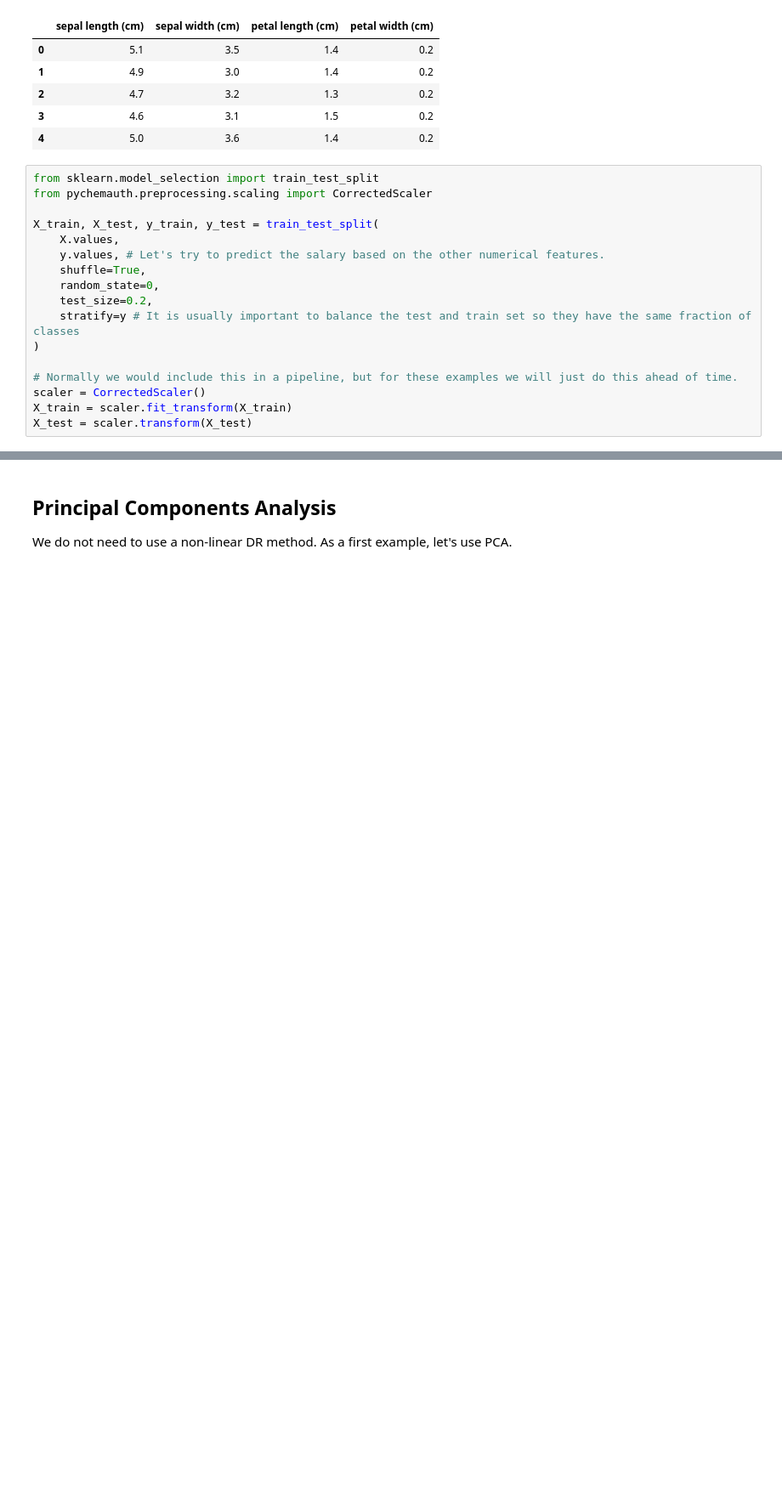
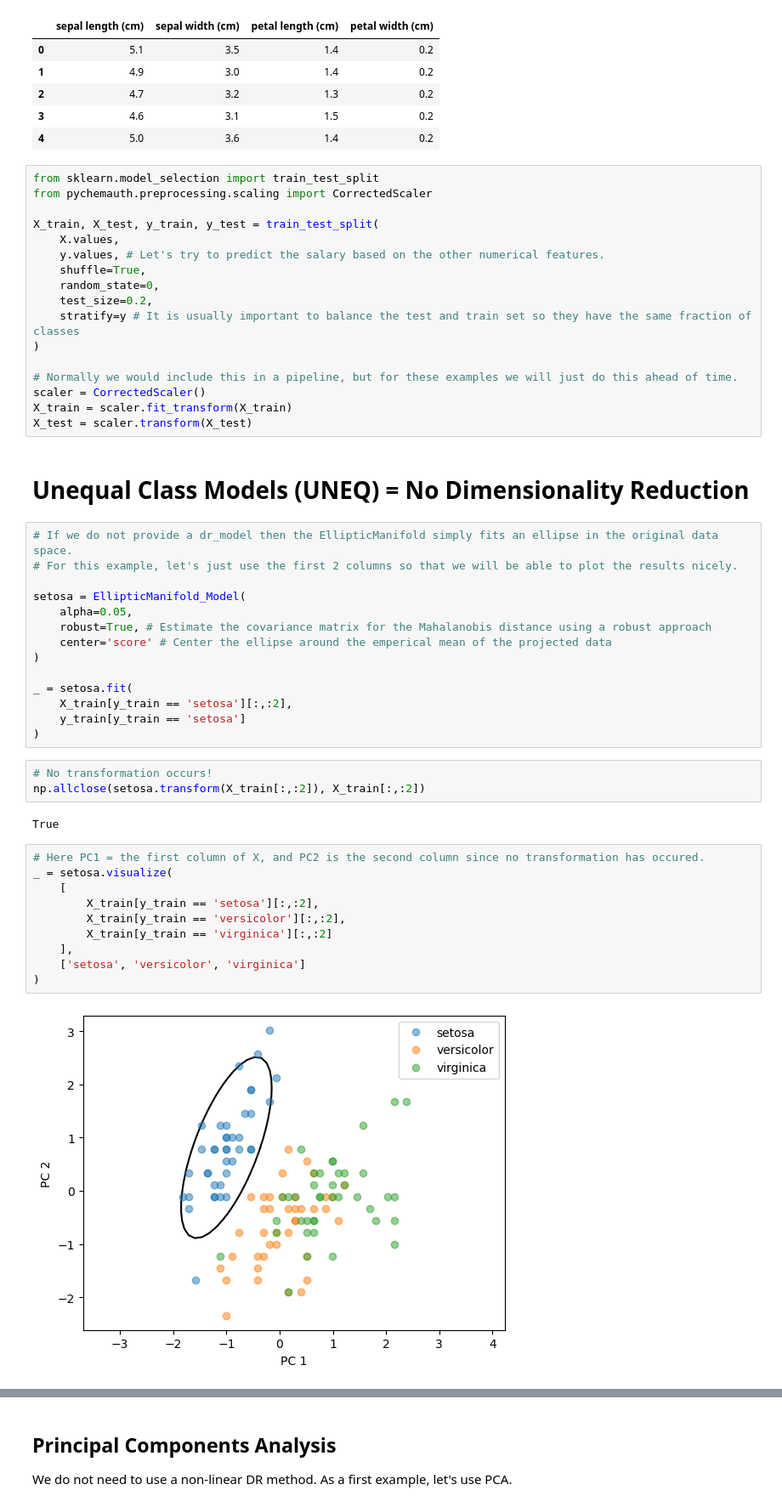
Before and after one commit to mahynski/pychemauth, a Jupyter notebook: docs/jupyter/gallery/elliptic_manifold_example.ipynb, the cells around one changed output, grey strips where cells are left out. Shown: that part at 85% size. Saved outputs shown, nothing was run; the diff lists cells and outputs as text; blank space fills up the shorter version.

Commit message:
added uneq to elliptic manifold

```diff
--- a/docs/jupyter/gallery/elliptic_manifold_example.ipynb
+++ b/docs/jupyter/gallery/elliptic_manifold_example.ipynb
@@ -98,3 +98,36 @@ X_train, X_test, y_train, y_test = train_test_split(
 scaler = CorrectedScaler()
 X_train = scaler.fit_transform(X_train)
 X_test = scaler.transform(X_test)
+# %% [markdown]
+# Unequal Class Models (UNEQ) = No Dimensionality Reduction
+# %%
+# If we do not provide a dr_model then the EllipticManifold simply fits an ellipse in the original data space.
+# For this example, let's just use the first 2 columns so that we will be able to plot the results nicely.
+
+setosa = EllipticManifold_Model(
+    alpha=0.05,
+    robust=True, # Estimate the covariance matrix for the Mahalanobis distance using a robust approach
+    center='score' # Center the ellipse around the emperical mean of the projected data
+)
+
+_ = setosa.fit(
+    X_train[y_train == 'setosa'][:,:2],
+    y_train[y_train == 'setosa']
+)
+# %%
+# No transformation occurs!
+np.allclose(setosa.transform(X_train[:,:2]), X_train[:,:2])
+# %% [output]
+True
+# %%
+# Here PC1 = the first column of X, and PC2 is the second column since no transformation has occured.
+_ = setosa.visualize(
+    [
+        X_train[y_train == 'setosa'][:,:2],
+        X_train[y_train == 'versicolor'][:,:2],
+        X_train[y_train == 'virginica'][:,:2]
+    ],
+    ['setosa', 'versicolor', 'virginica']
+)
+# %% [output]
+[figure, added]
```
Also changed, not shown: parts of 16 cells of this notebook, 1 other file.
